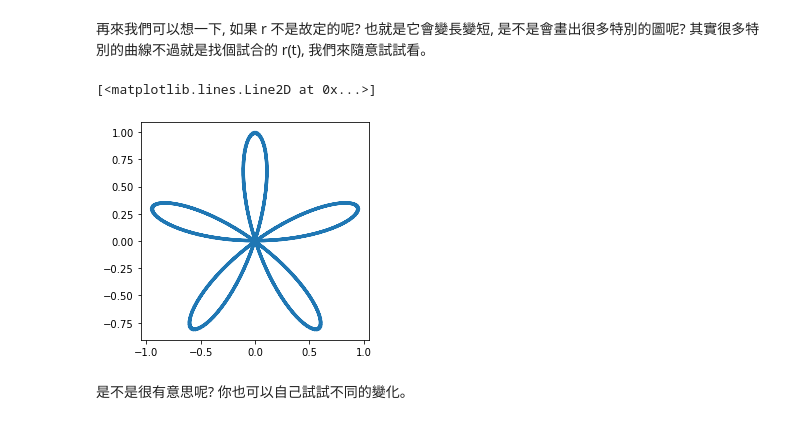
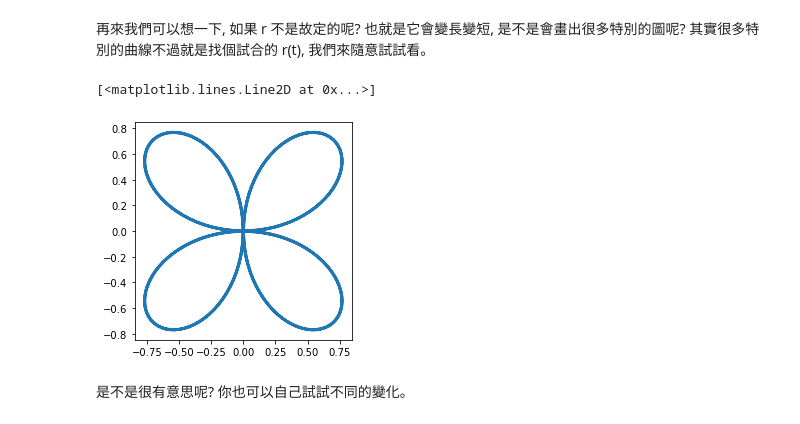
Before and after one commit to jimchen4/IMLP, a Jupyter notebook: Unit02/2.3.2_Matplotlib資料視覺化.ipynb, the cells around one changed output. Drawn from its saved outputs; the diff is of its cells as text; code cells hidden in the pictures.

```diff
--- a/Unit02/2.3.2_Matplotlib資料視覺化.ipynb
+++ b/Unit02/2.3.2_Matplotlib資料視覺化.ipynb
@@ -136,16 +141,16 @@ plt.plot(x, y, lw = 3)
 # %% [markdown]
 再來我們可以想一下, 如果 r 不是故定的呢? 也就是它會變長變短, 是不是會畫出很多特別的圖呢? 其實很多特別的曲線不過就是找個試合的 r(t), 我們來隨意試試看。
 # %%
-r = np.sin(5*t)
+r = np.sin(2*t)
 x = r*np.cos(t)
 y = r*np.sin(t)
 
 ax = plt.gca()
 ax.set_aspect('equal')
 plt.plot(x, y, lw = 3)
 # %% [output]
 [<matplotlib.lines.Line2D at 0x...>]
-[figure, old version]
+[figure, new version]
 # %% [markdown]
 是不是很有意思呢? 你也可以自己試試不同的變化。
 # %% [markdown]
```
Also changed, not shown: parts of 34 cells of this notebook, 1 other file.
